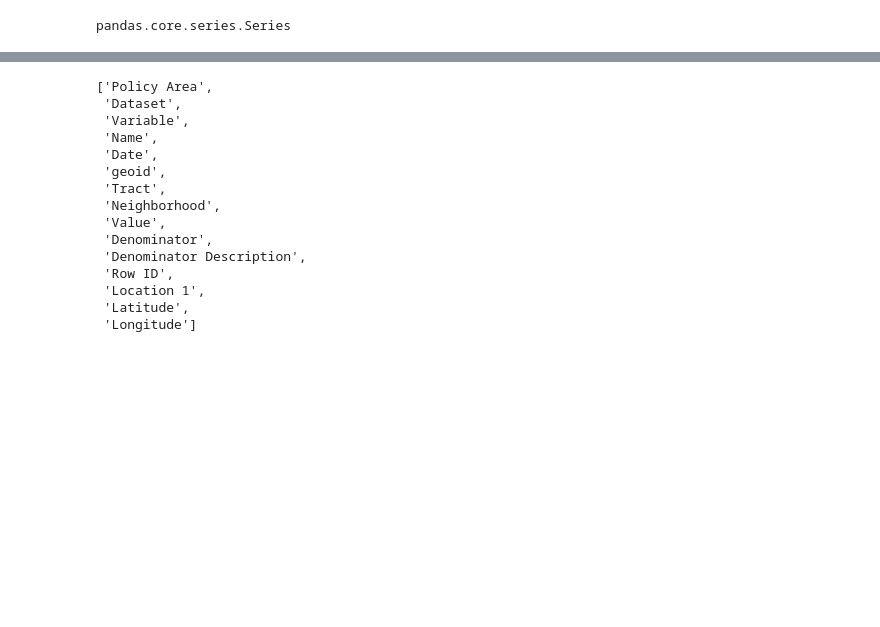
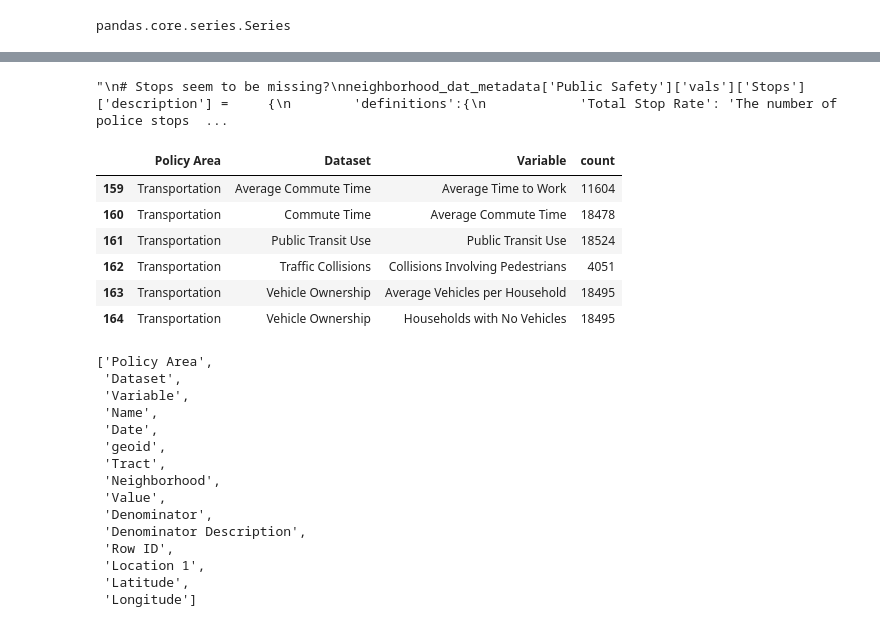
Before and after one commit to ahla-brfoley/abundanthousingla, a Jupyter notebook: Data_Sources/ndsc_data_parsing/ndsc_import.ipynb, the cells around one changed output, grey strips where cells are left out. Saved outputs shown, nothing was run; the diff lists cells and outputs as text; code cells hidden in the pictures; blank space fills up the shorter version.

```diff
--- a/Data_Sources/ndsc_data_parsing/ndsc_import.ipynb
+++ b/Data_Sources/ndsc_data_parsing/ndsc_import.ipynb
@@ -57,0 +612,58 @@ raw_dat.describe()
+# %%
+neighborhood_dat_metadata['Public Safety']['vals']['Arrests']['description'] = \
+    {
+        'definitions':{
+            'Total Arrest Rate': 'The number of arrests per 1000 people in the resident population',
+            'Juvenile Arrest Rate': 'The number of arrests of people under the age of 18 per 1000 people under 18 in the resident population',
+            'Black Arrests': 'The percentage of police arrests where the person arrested was identified as Black/African American',
+            'Latino Arrests': 'The percentage of police arrests where the person arrested was identified as Latino/Hispanic',
+            'White Arrests': 'The percentage of police arrests where the person arrested was identified as White',
+            'Other Arrests': 'The percentage of police arrests where the person arrested was identified as a race/ethnicity other than Black, Latino or White'
+        },
+        'url':'https://usc.data.socrata.com/stories/s/3j3m-7yay',
+        'source': 'Arrest Counts: Los Angeles Police Department (LAPD), Los Angeles County Sheriff Department (LASD); Resident Population: American Community Survey, 5-year estimates',
+        'years_available': ['2011-2018']
+    }
+"""
+## Calls for service seem to be missing?
+neighborhood_dat_metadata['Public Safety']['vals']['Calls for Service']['description'] = \
+    {
+        'definitions':{
+            'Calls for Service Rate': 'The number of 911 emergency calls made by community residents per 1,000 people in the resident population'
+        },
+        'url':'https://usc.data.socrata.com/stories/s/Learn-More-Calls-for-Service-LA-/gvza-4xge/',
+        'source': 'Call Counts: Los Angeles Police Department (LAPD), Resident Population: American Community Survey, 5-year estimates',
+        'years_available': ['2011-2018']
+    }
+"""
+neighborhood_dat_metadata['Public Safety']['vals']['Part I Crimes']['description'] = \
+    {
+        'definitions':{
+            'Part I Property Crimes': 'The number of Part I property crimes per committed 1000 people; including burglary, larceny theft, motor vehicle theft, and arson',
+            'Part I Violent Crimes': 'The number of Part I violent crimes committed per 1000 people; including murder and non-negligent manslaughter, forcible rape, aggravated assault, and robbery',
+            'Part II Crimes': 'he number of Part II crimes committed per 1000 people; including 21 categories of offenses ranging from simple assault to forgery and fraud to drug possession'
+        },
+        'url':'https://usc.data.socrata.com/stories/s/h3ea-qrq9/',
+        'source': "Los Angeles Police Department (LAPD), Los Angeles County Sheriff's Department (LASD)",
+        'years_available': ['2012-2018']
+    }
+"""
+# Stops seem to be missing?
+neighborhood_dat_metadata['Public Safety']['vals']['Stops']['description'] = \
+    {
+        'definitions':{
+            'Total Stop Rate': 'The number of police stops of a vehicle or pedestrian per 1,000 people in the resident population',
+            'Pedestrian Stop Rate': 'The number of police stops of a pedestrian per 1,000 people in the resident population',
+            'Vehicle Stop Rate': 'The number of police stops of a vehicle per 1,000 people in the resident population',
+            'Black Stops': 'The percentage of police stops where the person stopped was identified as Black/African American',
+            'Latino Stops': 'The percentage of police stops where the person stopped was identified as Latino/Hispanic',
+            'White Stops': 'The percentage of police stops where the person stopped was identified as White',
+            'Other Stops': 'The percentage of police stops where the person stopped was identified as a race/ethnicity other than Black, Latino or White'
+        },
+        'url':'http://localhost:8888/notebooks/Data_Sources/ndsc_data_parsing/ndsc_import.ipynb',
+        'source': 'Stop Counts: Los Angeles Police Department (LAPD); Resident Population: American Community Survey, 5-year estimates',
+        'years_available': ['2011-2018']
+    }
+"""
+# %% [output]
+"\n# Stops seem to be missing?\nneighborhood_dat_metadata['Public Safety']['vals']['Stops']['description'] =     {\n        'definitions':{\n            'Total Stop Rate': 'The number of police stops  ...
@@ -58,3 +859,13 @@ raw_dat.describe()
+# %%
+unique_variables[unique_variables['Policy Area'] == 'Transportation']
+# %% [output]
+|  | Policy Area | Dataset | Variable | count |
+| 159 | Transportation | Average Commute Time | Average Time to Work | 11604 |
+| 160 | Transportation | Commute Time | Average Commute Time | 18478 |
+| 161 | Transportation | Public Transit Use | Public Transit Use | 18524 |
+| 162 | Transportation | Traffic Collisions | Collisions Involving Pedestrians | 4051 |
+| 163 | Transportation | Vehicle Ownership | Average Vehicles per Household | 18495 |
+| 164 | Transportation | Vehicle Ownership | Households with No Vehicles | 18495 |
 # %%
 list(raw_dat.columns)
 # %% [output]
```
Also changed, not shown: parts of 22 cells of this notebook, 2 other files.
